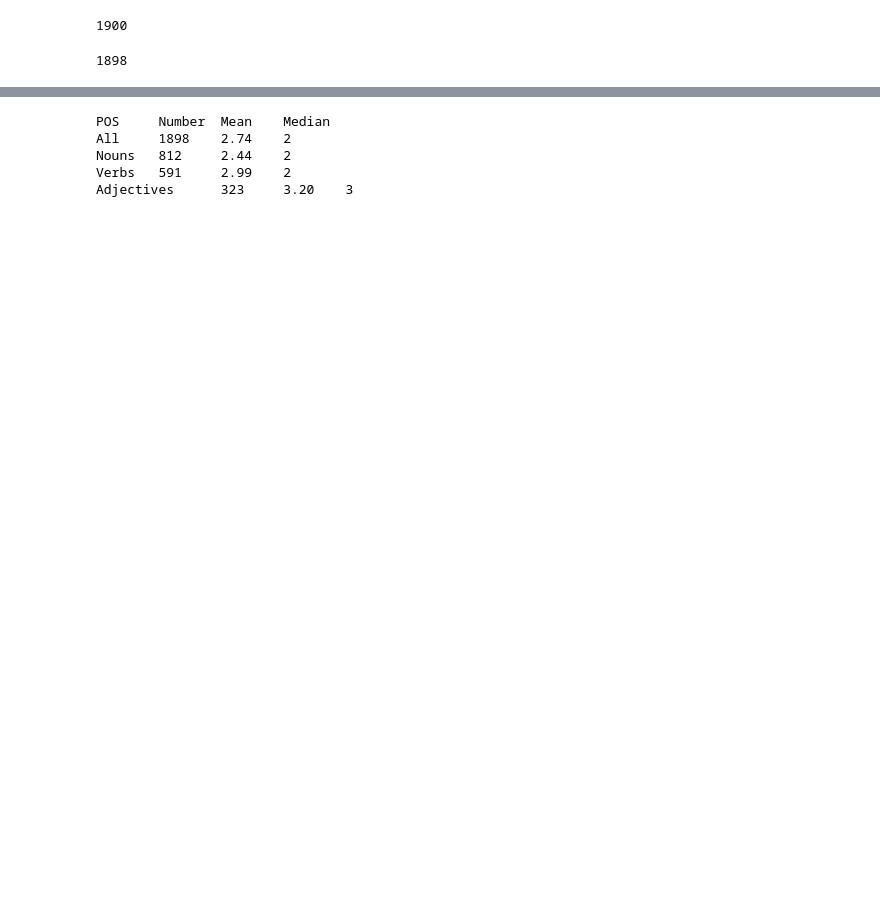
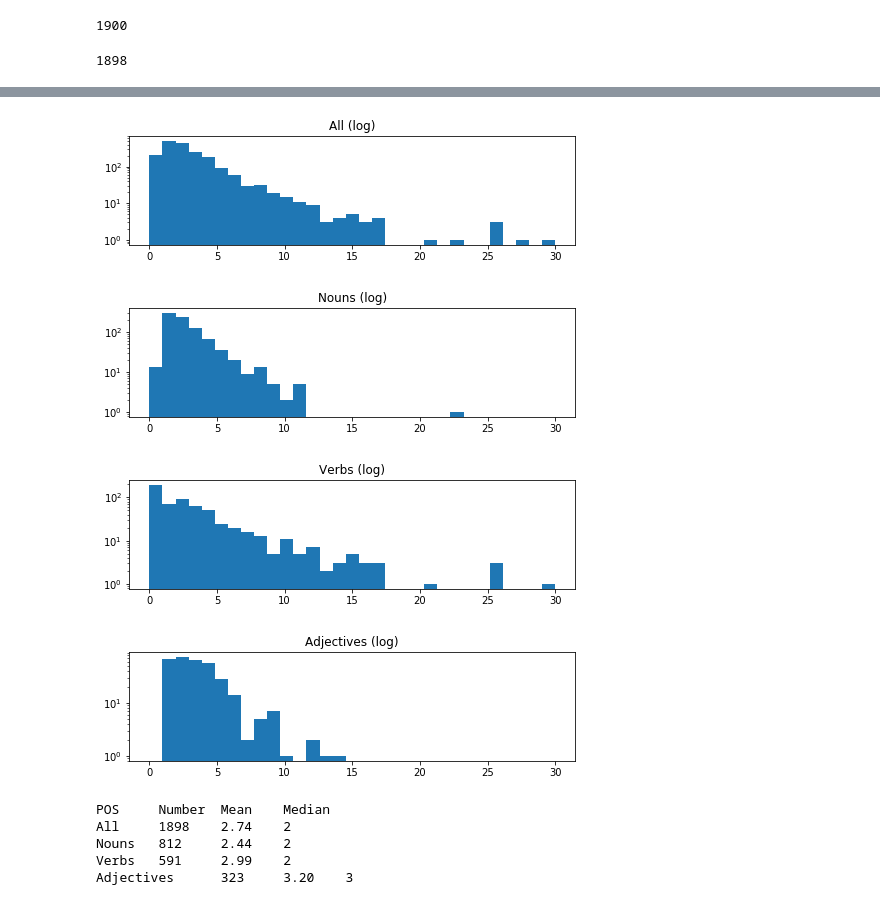
Before and after one commit to lopuhin/sensefreq, a Jupyter notebook: notebooks/AD stats.ipynb, the cells around one changed output, grey strips where cells are left out. Drawn from its saved outputs; the diff is of its cells as text; code cells hidden in the pictures; blank space fills up the shorter version.

```diff
--- a/notebooks/AD stats.ipynb
+++ b/notebooks/AD stats.ipynb
@@ -44,3 +44,11 @@ for name, senses in named_senses:
+# %%
+for name, senses in named_senses:
+    plot_n_senses_hist(senses, name + ' (log)', log=True)
+# %% [output]
+[figure, added]
+[figure, added]
+[figure, added]
+[figure, added]
 # %%
 print('POS', 'Number', 'Mean', 'Median', sep='\t')
 for name, senses in named_senses:
```
Also changed, not shown: parts of 2 cells of this notebook.
